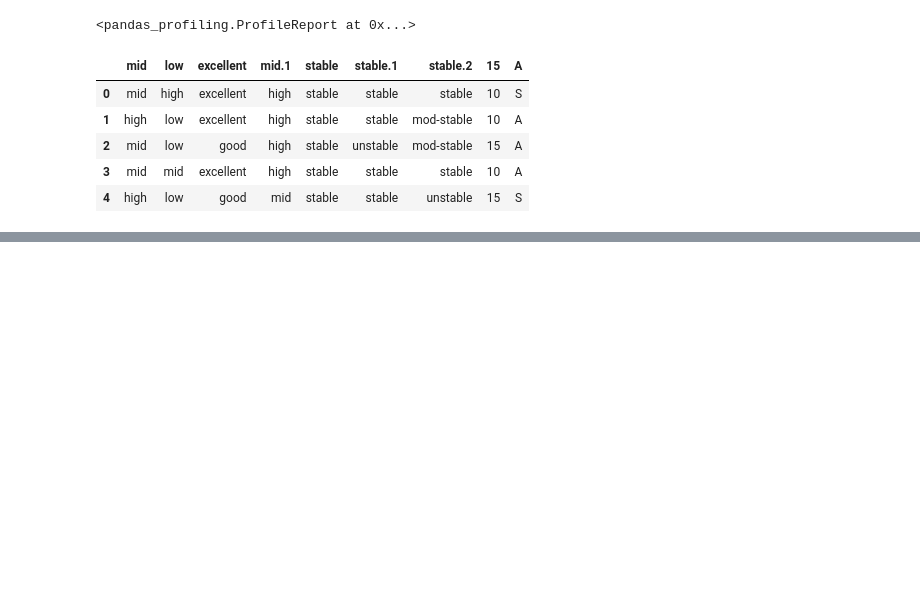
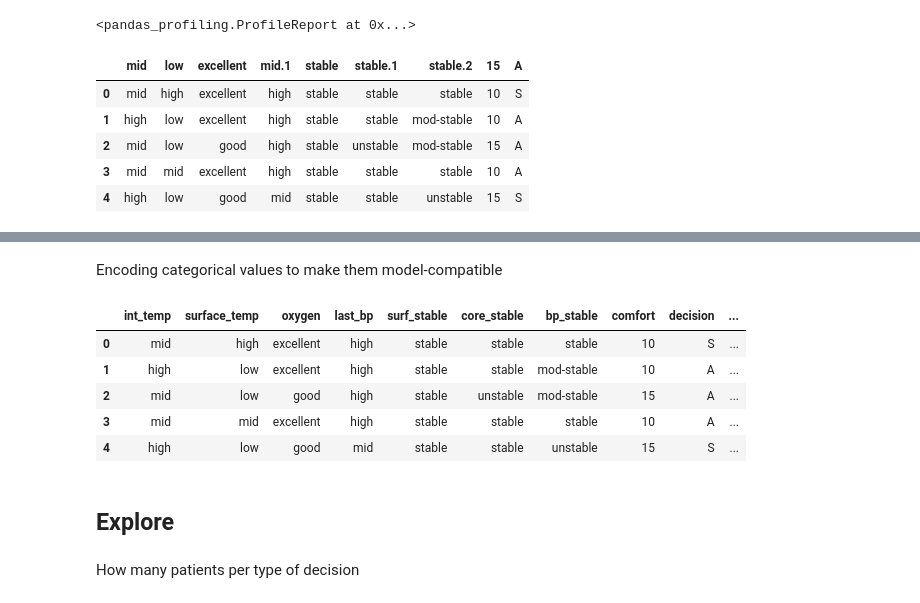
Before and after one commit to ksanmiguel10/projects, a Jupyter notebook: post_operative/post_op_acquire_prep.ipynb, the cells around one changed output, grey strips where cells are left out. Saved outputs shown, nothing was run; the diff lists cells and outputs as text; code cells hidden in the pictures; blank space fills up the shorter version.

```diff
--- a/post_operative/post_op_acquire_prep.ipynb
+++ b/post_operative/post_op_acquire_prep.ipynb
@@ -52,0 +60,2 @@ df.head()
+# %%
+df = df.rename(index=str, columns={'mid': "int_temp", "low": "surface_temp", 'excellent':'oxygen', 'mid.1':'last_bp', 'stable':'surf_stable', 'stable.1':'core_stable', 'stable.2':'bp_stable', '15':'comfort', 'A':'decision'})
@@ -52,0 +71,23 @@ df.head()
+# %% [markdown]
+Encoding categorical values to make them model-compatible
+# %%
+def encode_data(df):
+    for col in df.drop(columns=(['comfort'])):
+        encoder = LabelEncoder()
+        encoder.fit(df[col])
+        new_col = col + '_encode'
+        df[new_col] = encoder.transform(df[col])
+    return df
+# %%
+df = encode_data(df)
+# %%
+df.head()
+# %% [output]
+|  | int_temp | surface_temp | oxygen | last_bp | surf_stable | core_stable | bp_stable | comfort | decision | ... |
+| 0 | mid | high | excellent | high | stable | stable | stable | 10 | S | ... |
+| 1 | high | low | excellent | high | stable | stable | mod-stable | 10 | A | ... |
+| 2 | mid | low | good | high | stable | unstable | mod-stable | 15 | A | ... |
+| 3 | mid | mid | excellent | high | stable | stable | stable | 10 | A | ... |
+| 4 | high | low | good | mid | stable | stable | unstable | 15 | S | ... |
+# %% [markdown]
+## Explore
@@ -52,0 +100,2 @@ df.head()
+# %% [markdown]
+How many patients per type of decision
```
Also changed, not shown: parts of 9 cells of this notebook.
